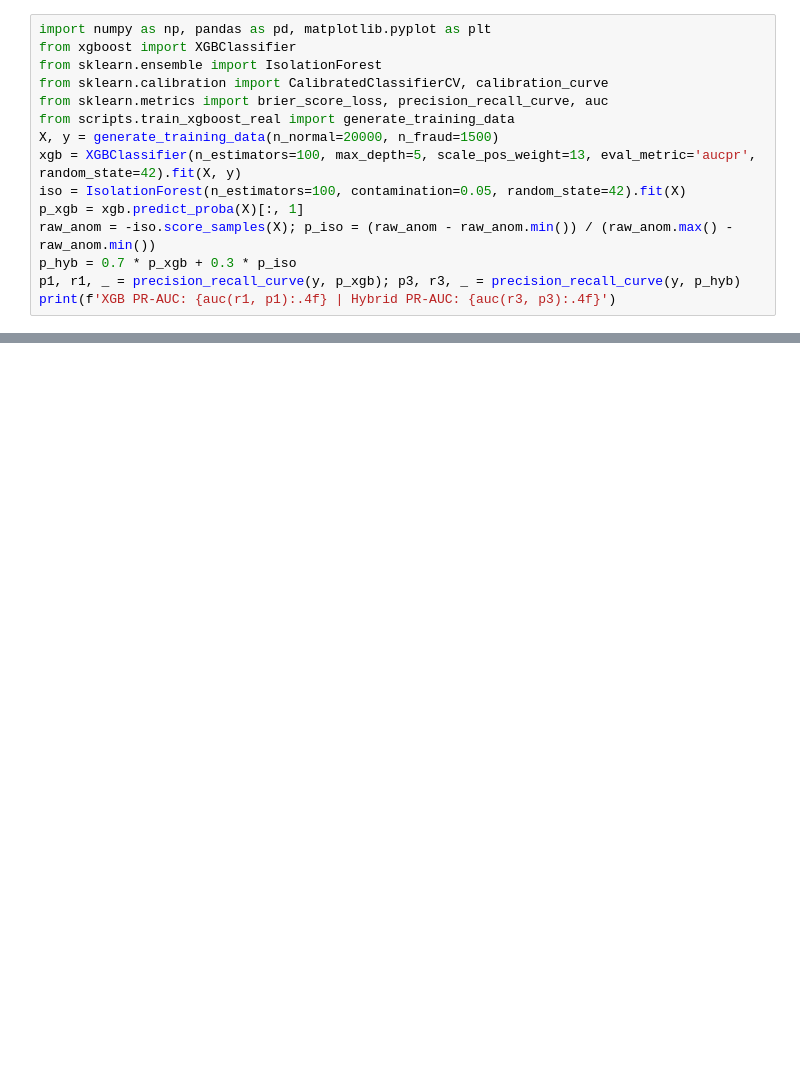
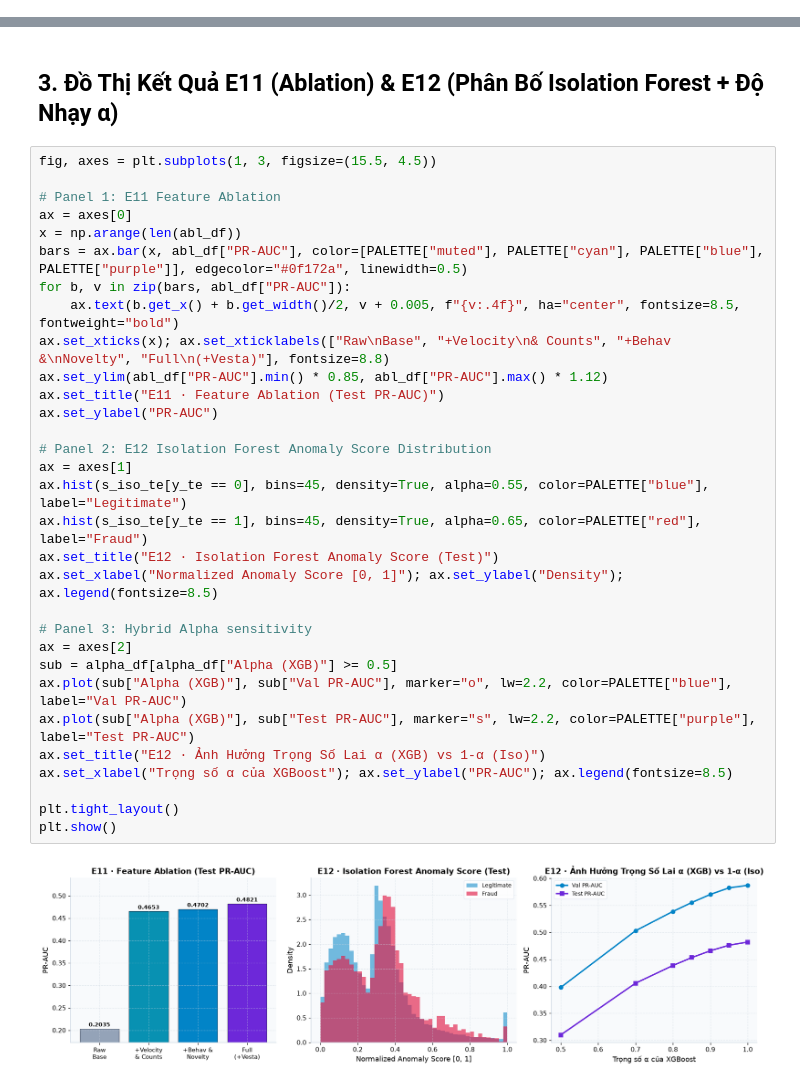
Before and after one commit to minhdong-04/realtime-fraud-risk-ai, a Jupyter notebook: notebooks/06_hybrid.ipynb, the cells around one changed output, grey strips where cells are left out. Drawn from its saved outputs; the diff is of its cells as text; blank space fills up the shorter version.

```diff
--- a/notebooks/06_hybrid.ipynb
+++ b/notebooks/06_hybrid.ipynb
@@ -4,15 +0,0 @@
-# %%
-import numpy as np, pandas as pd, matplotlib.pyplot as plt
-from xgboost import XGBClassifier
-from sklearn.ensemble import IsolationForest
-from sklearn.calibration import CalibratedClassifierCV, calibration_curve
-from sklearn.metrics import brier_score_loss, precision_recall_curve, auc
-from scripts.train_xgboost_real import generate_training_data
-X, y = generate_training_data(n_normal=20000, n_fraud=1500)
-xgb = XGBClassifier(n_estimators=100, max_depth=5, scale_pos_weight=13, eval_metric='aucpr', random_state=42).fit(X, y)
-iso = IsolationForest(n_estimators=100, contamination=0.05, random_state=42).fit(X)
-p_xgb = xgb.predict_proba(X)[:, 1]
-raw_anom = -iso.score_samples(X); p_iso = (raw_anom - raw_anom.min()) / (raw_anom.max() - raw_anom.min())
-p_hyb = 0.7 * p_xgb + 0.3 * p_iso
-p1, r1, _ = precision_recall_curve(y, p_xgb); p3, r3, _ = precision_recall_curve(y, p_hyb)
-print(f'XGB PR-AUC: {auc(r1, p1):.4f} | Hybrid PR-AUC: {auc(r3, p3):.4f}')
@@ -24,0 +444,35 @@ print(f'Brier Score Before: {brier_score_loss(y, p_xgb):.4f} | After: {brier_sco
+# %% [markdown]
+## 3. Đồ Thị Kết Quả E11 (Ablation) & E12 (Phân Bố Isolation Forest + Độ Nhạy α)
+# %%
+fig, axes = plt.subplots(1, 3, figsize=(15.5, 4.5))
+
+# Panel 1: E11 Feature Ablation
+ax = axes[0]
+x = np.arange(len(abl_df))
+bars = ax.bar(x, abl_df["PR-AUC"], color=[PALETTE["muted"], PALETTE["cyan"], PALETTE["blue"], PALETTE["purple"]], edgecolor="#0f172a", linewidth=0.5)
+for b, v in zip(bars, abl_df["PR-AUC"]):
+    ax.text(b.get_x() + b.get_width()/2, v + 0.005, f"{v:.4f}", ha="center", fontsize=8.5, fontweight="bold")
+ax.set_xticks(x); ax.set_xticklabels(["Raw\nBase", "+Velocity\n& Counts", "+Behav &\nNovelty", "Full\n(+Vesta)"], fontsize=8.8)
+ax.set_ylim(abl_df["PR-AUC"].min() * 0.85, abl_df["PR-AUC"].max() * 1.12)
+ax.set_title("E11 · Feature Ablation (Test PR-AUC)")
+ax.set_ylabel("PR-AUC")
+
+# Panel 2: E12 Isolation Forest Anomaly Score Distribution
+ax = axes[1]
+ax.hist(s_iso_te[y_te == 0], bins=45, density=True, alpha=0.55, color=PALETTE["blue"], label="Legitimate")
+ax.hist(s_iso_te[y_te == 1], bins=45, density=True, alpha=0.65, color=PALETTE["red"], label="Fraud")
+ax.set_title("E12 · Isolation Forest Anomaly Score (Test)")
+ax.set_xlabel("Normalized Anomaly Score [0, 1]"); ax.set_ylabel("Density"); ax.legend(fontsize=8.5)
+
+# Panel 3: Hybrid Alpha sensitivity
+ax = axes[2]
+sub = alpha_df[alpha_df["Alpha (XGB)"] >= 0.5]
+ax.plot(sub["Alpha (XGB)"], sub["Val PR-AUC"], marker="o", lw=2.2, color=PALETTE["blue"], label="Val PR-AUC")
+ax.plot(sub["Alpha (XGB)"], sub["Test PR-AUC"], marker="s", lw=2.2, color=PALETTE["purple"], label="Test PR-AUC")
+ax.set_title("E12 · Ảnh Hưởng Trọng Số Lai α (XGB) vs 1-α (Iso)")
+ax.set_xlabel("Trọng số α của XGBoost"); ax.set_ylabel("PR-AUC"); ax.legend(fontsize=8.5)
+
+plt.tight_layout()
+plt.show()
+# %% [output]
+[figure, added]
```
Also changed, not shown: parts of 11 cells of this notebook, 9 other files.
